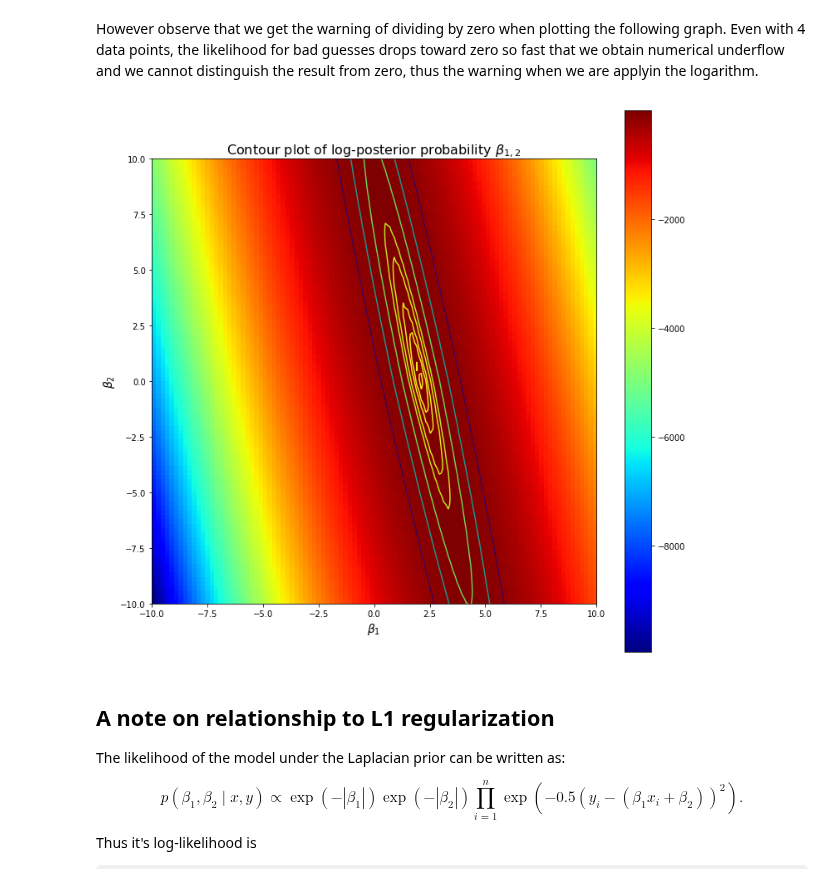
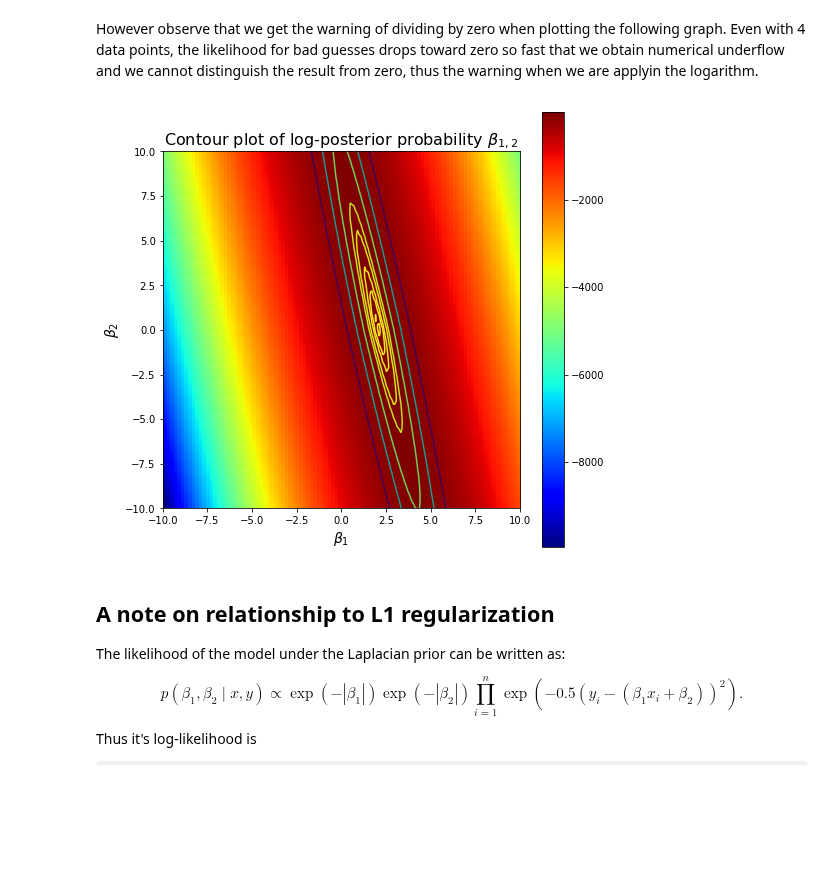
Before and after one commit to fonnesbeck/PyMC3_DataScienceLA, a Jupyter notebook: notebooks/3d. MC in more than one dimension.ipynb, the cells around one changed output. Saved outputs shown, nothing was run; the diff lists cells and outputs as text; code cells hidden in the pictures; some formulas as TeX source; blank space fills up the shorter version.

```diff
--- a/notebooks/3d. MC in more than one dimension.ipynb
+++ b/notebooks/3d. MC in more than one dimension.ipynb
@@ -158,20 +158,20 @@ def log_model_posterior_unnorm(betas, x, y):
 # %%
 # re-use same data
 for i,j in np.ndindex(xg.shape):
     zg[i,j] = log_model_posterior_unnorm([xg[i,j], yg[i,j]], x, y)
 
-plt.figure(figsize=(12, 12))
+plt.figure(figsize=(8, 8))
 plt.contour(xg, yg, zg, levels=[-160, -80, -40, -20, -15,-10, -8, -6, -5, -4, -3])
 plt.imshow(zg, cmap='jet', extent=(xlim[0], xlim[1], ylim[0], ylim[1]), origin='lower')
 plt.xlim(xlim[0], xlim[1])
 plt.ylim(ylim[0], ylim[1])
 plt.colorbar()
 plt.title('Contour plot of log-posterior probability $\\beta_{1,2}$', fontsize=16)
 plt.xlabel('$\\beta_1$', fontsize=14)
 plt.ylabel('$\\beta_2$', fontsize=14)
 _ = plt.show()
 # %% [output]
-[figure, old version]
+[figure, new version]
 # %% [markdown]
 ## A note on relationship to L1 regularization
 
```
Also changed, not shown: parts of 2 cells of this notebook.
